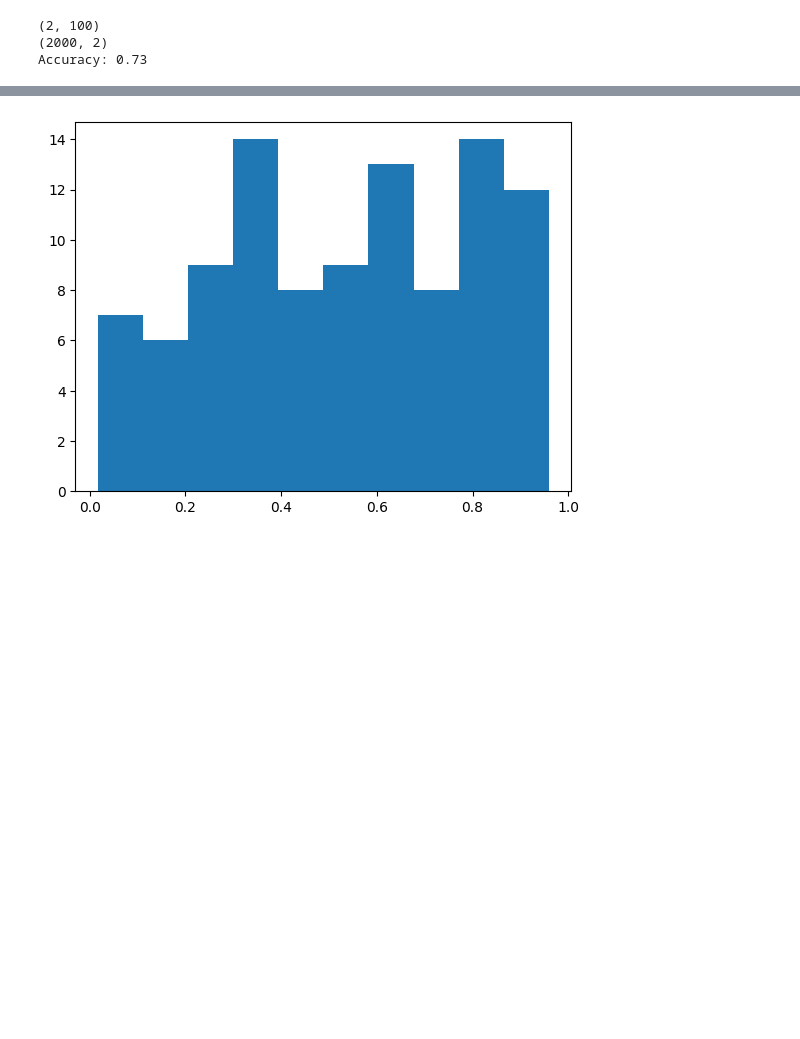
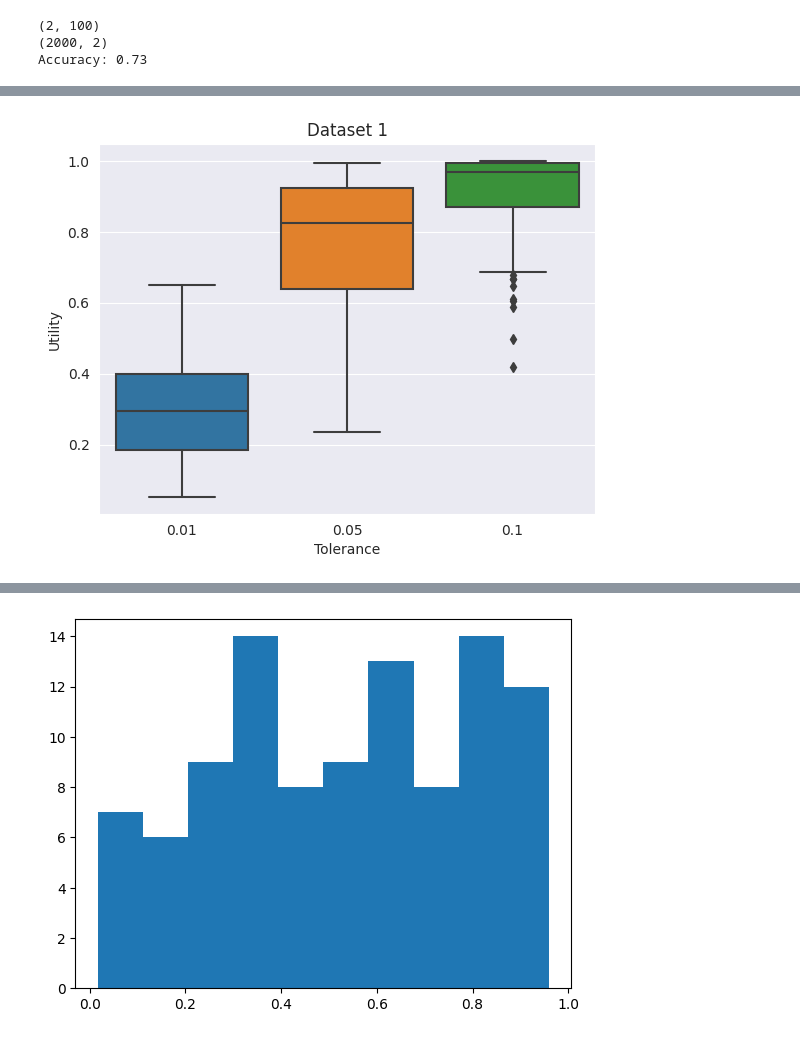
Before and after one commit to lentin26/Student-Prescription-Tree, a Jupyter notebook: lightGBM.ipynb, the cells around one changed output, grey strips where cells are left out. Cells and saved outputs as stored; diff of their text form; code cells hidden in the pictures; blank space fills up the shorter version.

```diff
--- a/lightGBM.ipynb
+++ b/lightGBM.ipynb
@@ -2172,0 +2178,11 @@ array([0.00163793, 0.0068192 , 0.0037239 , 0.00444335, 0.00647626,
+# %%
+sns.boxplot(data=np.array(boxes).T)
+
+plt.title("Dataset 1")
+plt.ylabel("Utility")
+plt.xlabel("Tolerance")
+plt.xticks([0, 1, 2], labels=tolerances)
+
+plt.show()
+# %% [output]
+[figure, added]
```
Also changed, not shown: parts of 5 cells of this notebook.
